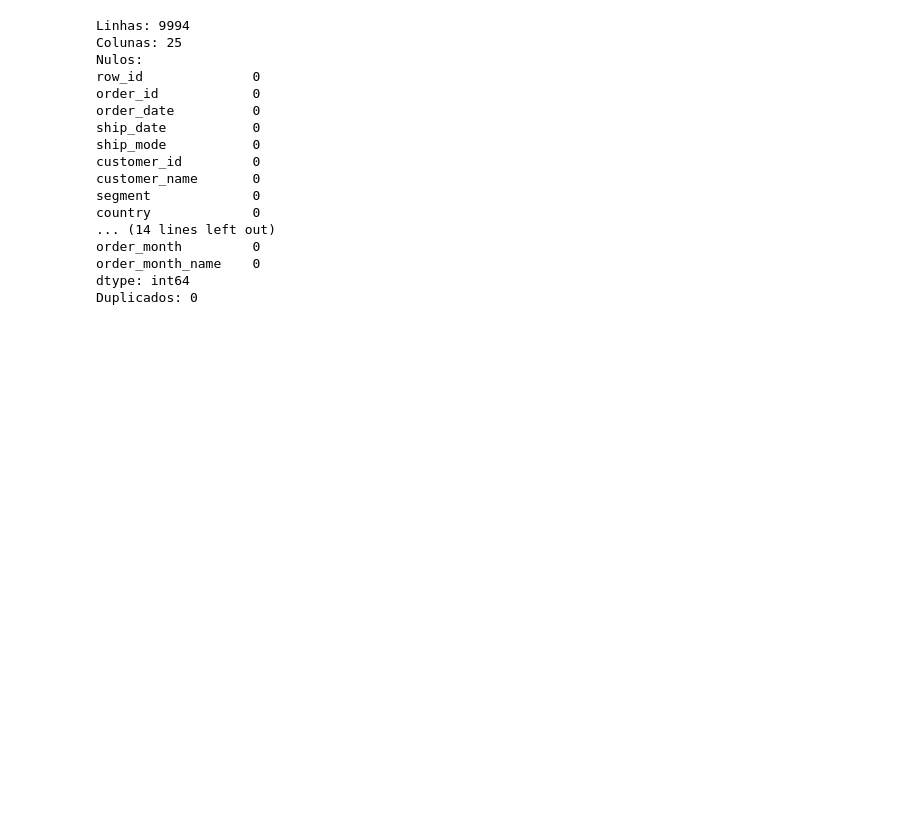
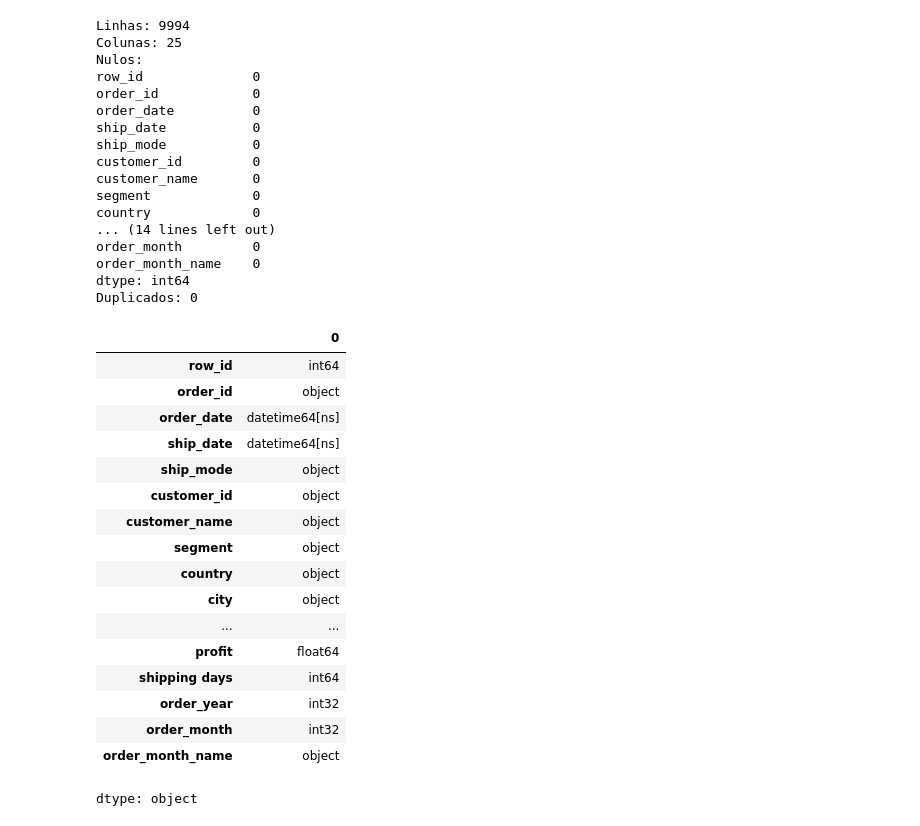
Before and after one commit to th900/An-lise-de-Vendas-e-Lucratividade-no-Varejo, a Jupyter notebook: Retail_Sales_&_Profitability_Analysis.ipynb, the cells around one changed output. Cells and saved outputs as stored; diff of their text form; code cells hidden in the pictures; blank space fills up the shorter version.

Commit message:
Eda Finalizada e exportação concluida.

```diff
--- a/Retail_Sales_&_Profitability_Analysis.ipynb
+++ b/Retail_Sales_&_Profitability_Analysis.ipynb
@@ -649,5 +649,26 @@ order_month         0
 order_month_name    0
 dtype: int64
 Duplicados: 0
+# %%
+df_final.dtypes
+# %% [output]
+|  | 0 |
+| row_id | int64 |
+| order_id | object |
+| order_date | datetime64[ns] |
+| ship_date | datetime64[ns] |
+| ship_mode | object |
+| customer_id | object |
+| customer_name | object |
+| segment | object |
+| country | object |
+| city | object |
+| ... | ... |
+| profit | float64 |
+| shipping days | int64 |
+| order_year | int32 |
+| order_month | int32 |
+| order_month_name | object |
+dtype: object
 # %%
 df_final.to_csv(
```
Also changed, not shown: parts of 1 cell of this notebook.
